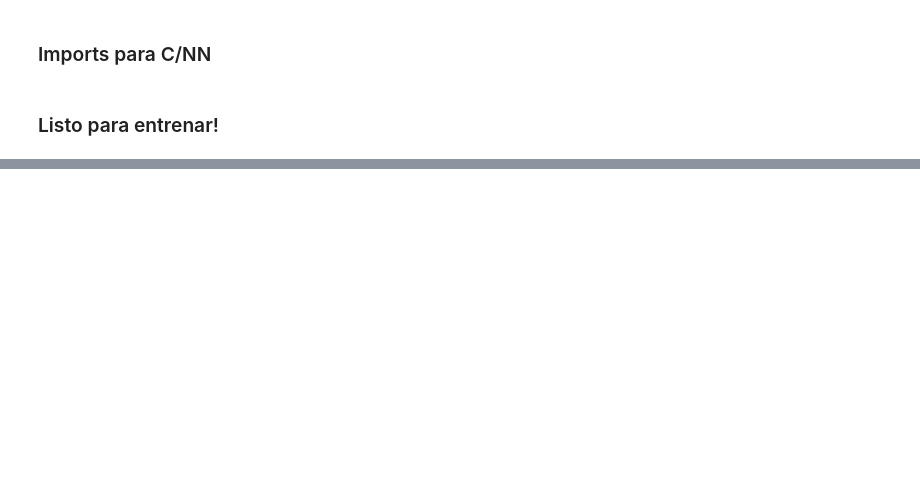
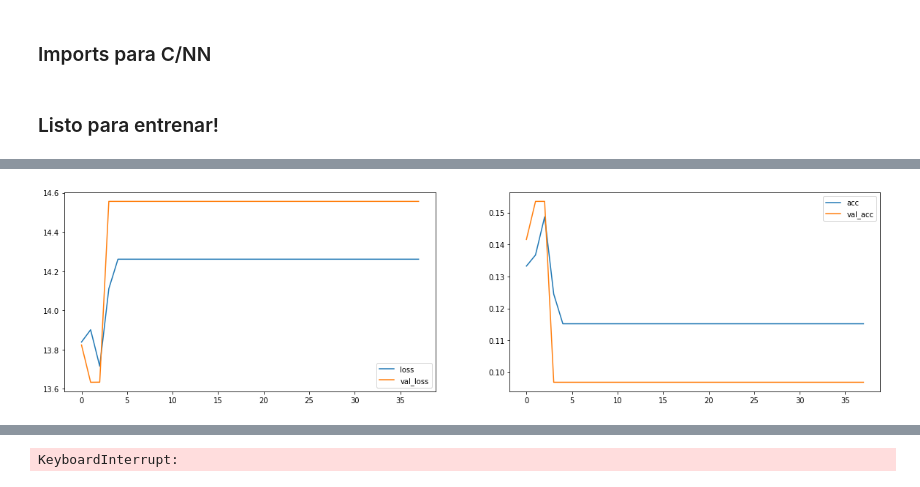
Before and after one commit to pedrini210/instrument-recognition, a Jupyter notebook: Instrument Recognition.ipynb, the cells around one changed output, grey strips where cells are left out. Saved outputs shown, nothing was run; the diff lists cells and outputs as text; code cells hidden in the pictures; blank space fills up the shorter version.

```diff
--- a/Instrument Recognition.ipynb
+++ b/Instrument Recognition.ipynb
@@ -365,0 +470,18 @@ Epoch 2000/2000
+# %%
+nn_model_2 = build_NN_model(y_train.shape[1],
+                          neurons_in_hlayer=2560,
+                          num_layers=1)
+nn_model_2.compile(loss='categorical_crossentropy', metrics=['accuracy'], optimizer='adam')
+
+# Preparing for early stop
+checkpointer = ModelCheckpoint(filepath='nn_3layer_model.hdf5', verbose=0, save_best_only=True)
+# %%
+# This was a HORRIBLE test... It's here for the record...
+nn_model_2.fit(x_train, y_train,
+    batch_size=64,
+    epochs=2000,
+    validation_data=(x_val, y_val),
+    verbose=2,
+    callbacks=[plot_losses, checkpointer])
+# %% [output]
+[figure, added]
@@ -365,0 +490 @@ Epoch 2000/2000
+KeyboardInterrupt:
```
Also changed, not shown: parts of 51 cells of this notebook, 4 other files.
